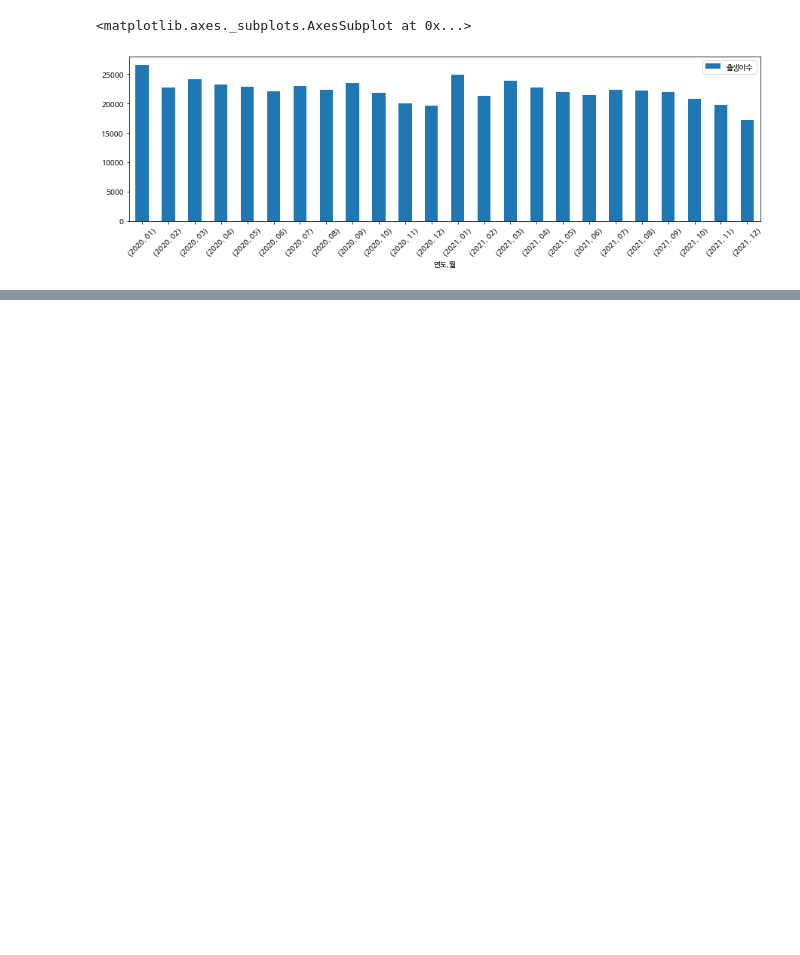
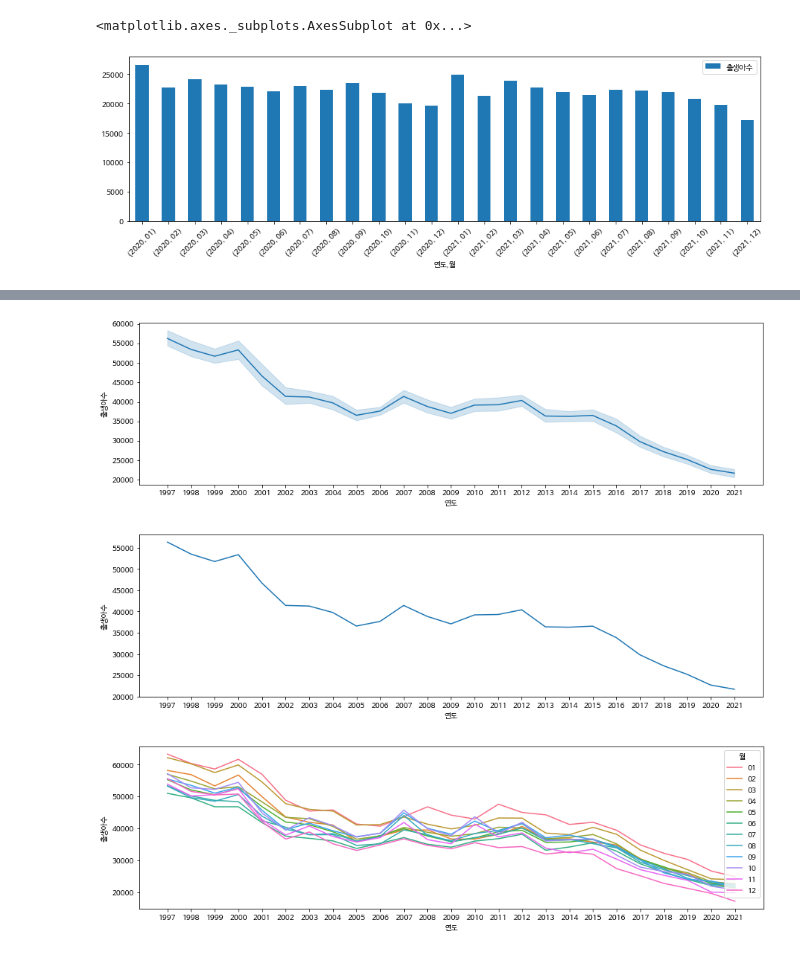
Before and after one commit to Hyewon97/dataanalysis, a Jupyter notebook: p402_pandas_2020년 인구총조사.ipynb, the cells around one changed output, grey strips where cells are left out. Saved outputs shown, nothing was run; the diff lists cells and outputs as text; code cells hidden in the pictures; blank space fills up the shorter version.

```diff
--- a/p402_pandas_2020년 인구총조사.ipynb
+++ b/p402_pandas_2020년 인구총조사.ipynb
@@ -286,10 +286,10 @@ plt.show()
 # %% [output]
 [figure]
 # %%
-plt.rc('font', family='NanumBarunGothic')
-plt.figure(figsize=(15,4))
-plt.xticks(rotation=45)
-sns.pointplot(data=df, x='행정구역(시군구)별', y='')
+# plt.rc('font', family='NanumBarunGothic')
+# plt.figure(figsize=(15,4))
+# plt.xticks(rotation=45)
+# sns.pointplot(data=df, x='행정구역(시군구)별', y='')
 # %% [markdown]
 출생아수_시도사균슈1997_2021
 # %%
@@ -825,0 +865,15 @@ df_all[-24:].set_index(['연도', '월']).plot(kind='bar',figsize=(15,4), rot=45
+# %%
+plt.figure(figsize=(15,4))
+sns.lineplot(data=df_all, x='연도', y='출생아수')
+
+plt.figure(figsize=(15,4))
+sns.lineplot(data=df_all, x='연도', y='출생아수', ci=None)
+
+plt.figure(figsize=(15,4))
+sns.lineplot(data=df_all, x='연도', y='출생아수', ci=None, hue='월')
+
+plt.show()
+# %% [output]
+[figure, added]
+[figure, added]
+[figure, added]
```
Also changed, not shown: parts of 30 cells of this notebook, 11 other files.
